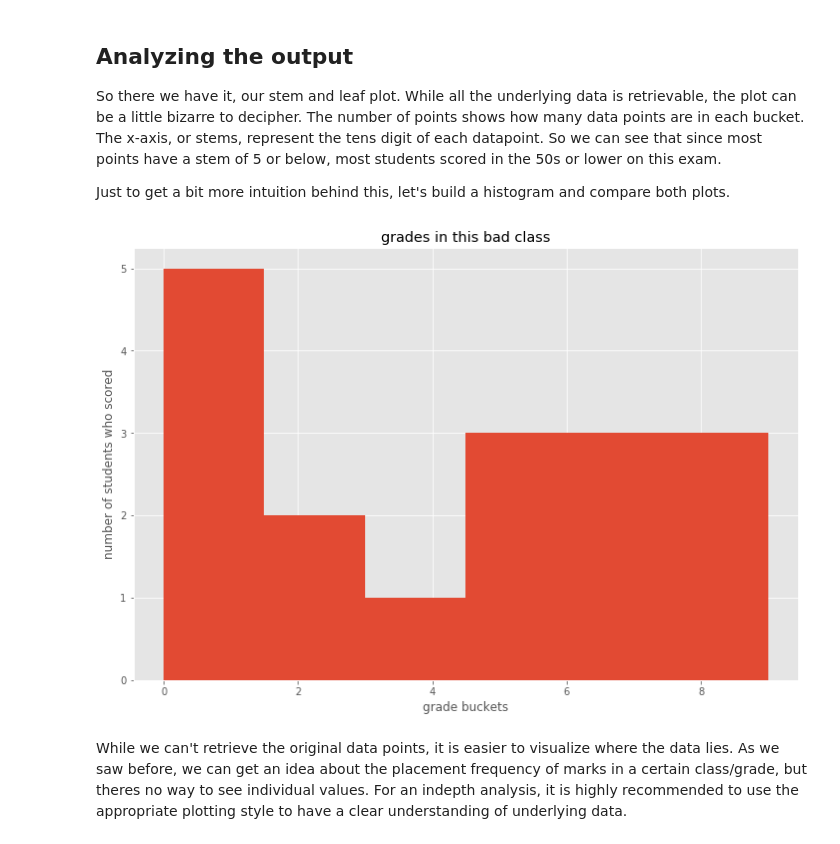
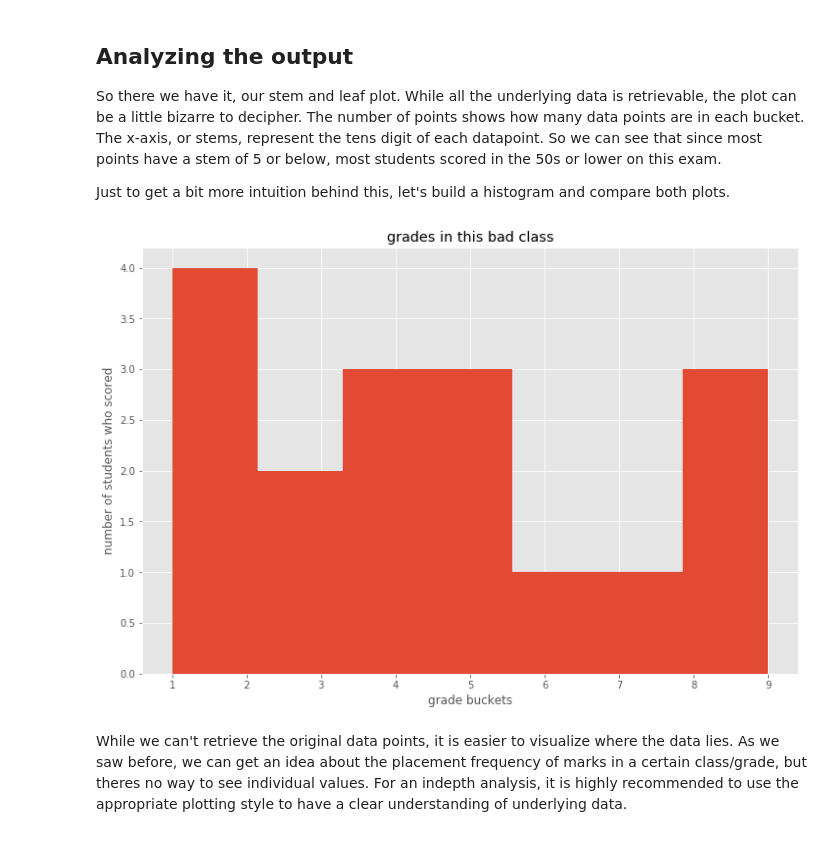
Before and after one commit to sherzyang/dsc-1-09-05-statistical-distributions-with-stem-and-leaf-plots-labs-seattle-ds-career-040119, a Jupyter notebook: index.ipynb, the cells around one changed output. Cells and saved outputs as stored; diff of their text form; code cells hidden in the pictures.

```diff
--- a/index.ipynb
+++ b/index.ipynb
@@ -105,16 +104,16 @@ Just to get a bit more intuition behind this, let's build a histogram and compar
 # %%
 # Create a histogram for marks
 
 plt.figure(figsize=(12,8))
-x = leaves
-plt.hist(x,bins=6)
+x = stems
+plt.hist(x,bins=7)
 
 plt.xlabel('grade buckets')
 plt.ylabel('number of students who scored')
 plt.title('grades in this bad class')
 plt.show()
 # %% [output]
-[figure, old version]
+[figure, new version]
 # %% [markdown]
 While we can't retrieve the original data points, it is easier to visualize where the data lies. As we saw before, we can get an idea about the placement frequency of marks in a certain class/grade, but theres no way to see individual values. For an indepth analysis, it is highly recommended to use the appropriate plotting style to have a clear understanding of underlying data.
 # %% [markdown]
```
Also changed, not shown: parts of 1 cell of this notebook.
